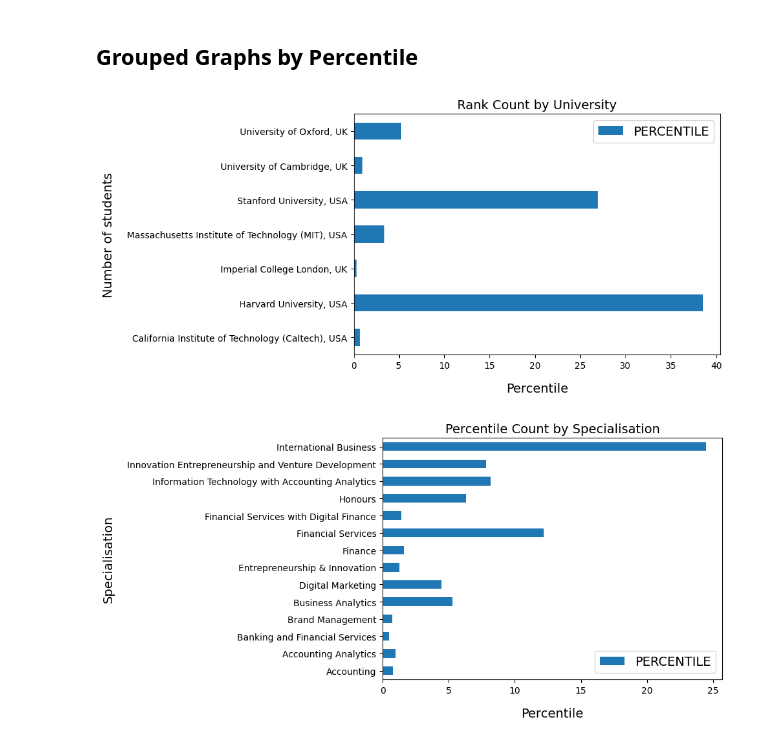
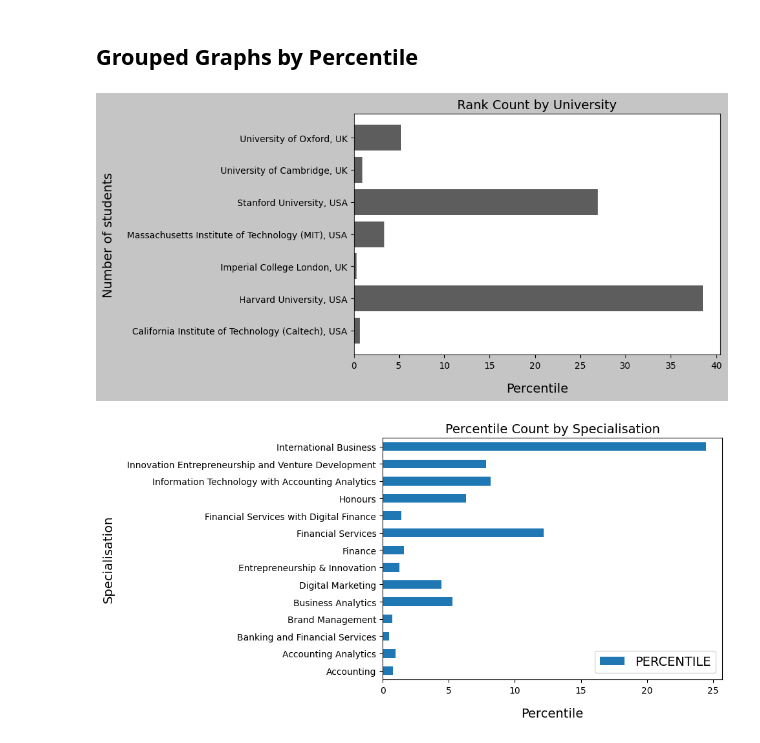
Before and after one commit to aumashankar8/studentsTestData, a Jupyter notebook: studentDataAnalysis.ipynb, the cells around one changed output. Cells and saved outputs as stored; diff of their text form; code cells hidden in the pictures.

```diff
--- a/studentDataAnalysis.ipynb
+++ b/studentDataAnalysis.ipynb
@@ -142,16 +149,18 @@ plt.show()
 # %% [markdown]
 ## Grouped Graphs by Percentile
 # %%
-# University Histograms
+# University Histogram
 university_rank = students.groupby(["UNIVERSITY"])[["PERCENTILE"]].sum().reset_index()
 
-university_rank.plot(kind = "barh", x = "UNIVERSITY", y = "PERCENTILE", figsize=(10, 5), rot = 0)
+fig, axes = plt.subplots(facecolor = "#C5C5C5", figsize = (10,5))
+axes.barh(university_rank["UNIVERSITY"], university_rank["PERCENTILE"], color = "#5D5D5D")
+# university_rank.plot(kind = "barh", x = "UNIVERSITY", y = "PERCENTILE", figsize=(10, 5), rot = 0, color = "black")
 plt.xlabel("Percentile", labelpad=14)
 plt.ylabel("Number of students", labelpad=14)
 plt.title("Rank Count by University")
 save_fig("university_percentile_graph")
 # %% [output]
-[figure, old version]
+[figure, new version]
 # %%
 #Domain Grouped Graph
 university_rank = students.groupby(["Specialisation"])[["PERCENTILE"]].sum().reset_index()
```
Also changed, not shown: parts of 12 cells of this notebook.
